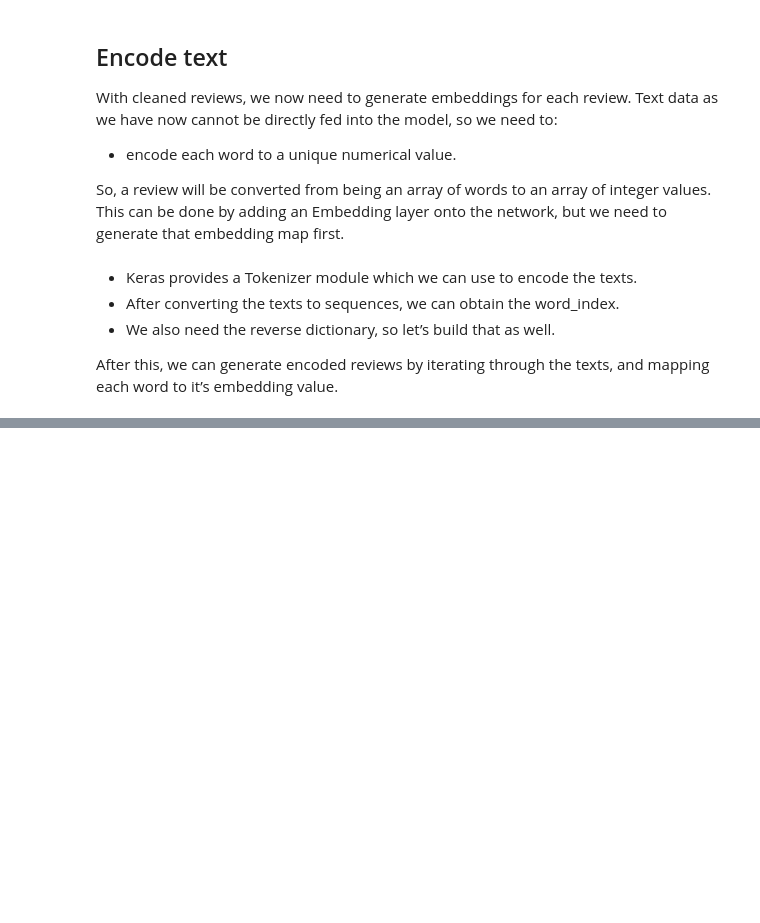
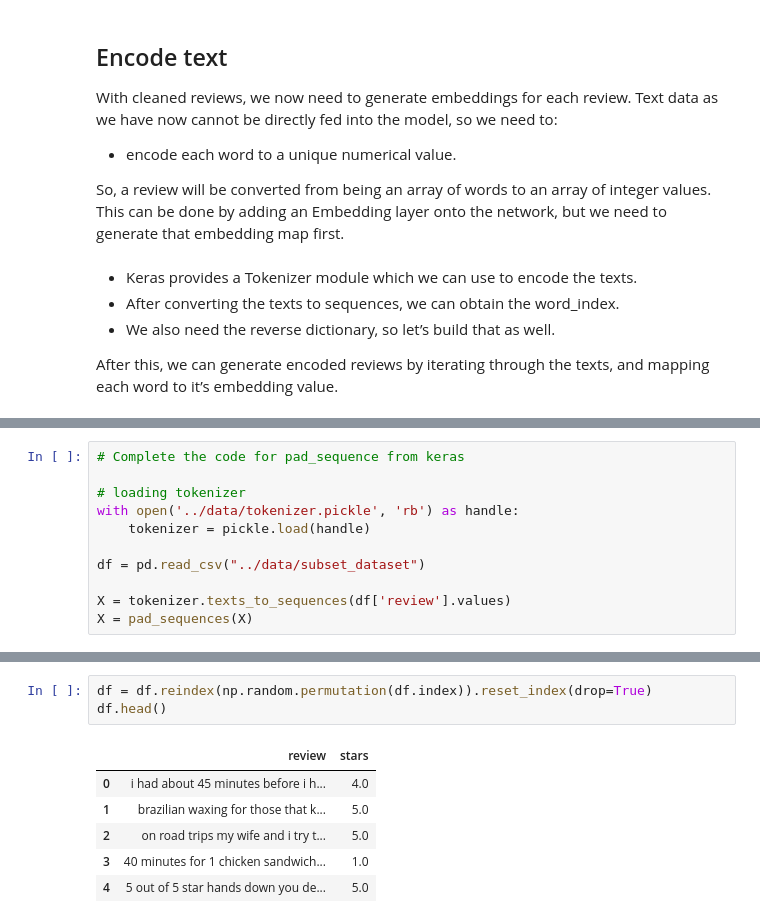
Before and after one commit to saurabhsingh13no/Yelp_review_sentiment_analysis, a Jupyter notebook: notebook/1_Data_Preparation.ipynb, the cells around one changed output, grey strips where cells are left out. Drawn from its saved outputs; the diff is of its cells as text; blank space fills up the shorter version.

```diff
--- a/notebook/1_Data_Preparation.ipynb
+++ b/notebook/1_Data_Preparation.ipynb
@@ -207,0 +286,11 @@ After this, we can generate encoded reviews by iterating through the texts, and
+# %%
+# Complete the code for pad_sequence from keras
+
+# loading tokenizer
+with open('../data/tokenizer.pickle', 'rb') as handle:
+    tokenizer = pickle.load(handle)
+
+df = pd.read_csv("../data/subset_dataset")
+
+X = tokenizer.texts_to_sequences(df['review'].values)
+X = pad_sequences(X)
@@ -207,0 +305,10 @@ After this, we can generate encoded reviews by iterating through the texts, and
+# %%
+df = df.reindex(np.random.permutation(df.index)).reset_index(drop=True)
+df.head()
+# %% [output]
+|  | review | stars |
+| 0 | i had about 45 minutes before i h... | 4.0 |
+| 1 | brazilian waxing for those that k... | 5.0 |
+| 2 | on road trips my wife and i try t... | 5.0 |
+| 3 | 40 minutes for 1 chicken sandwich... | 1.0 |
+| 4 | 5 out of 5 star hands down you de... | 5.0 |
```
Also changed, not shown: parts of 23 cells of this notebook.
